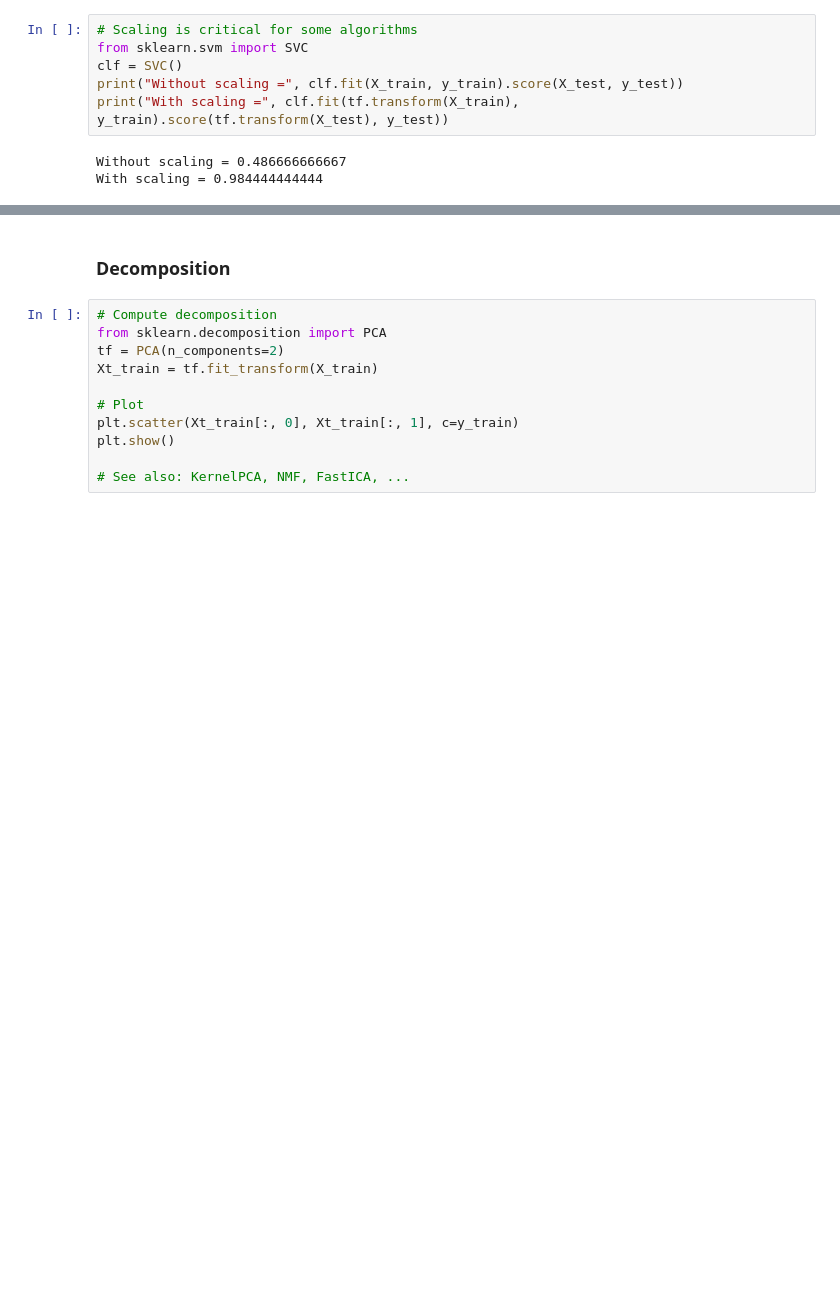
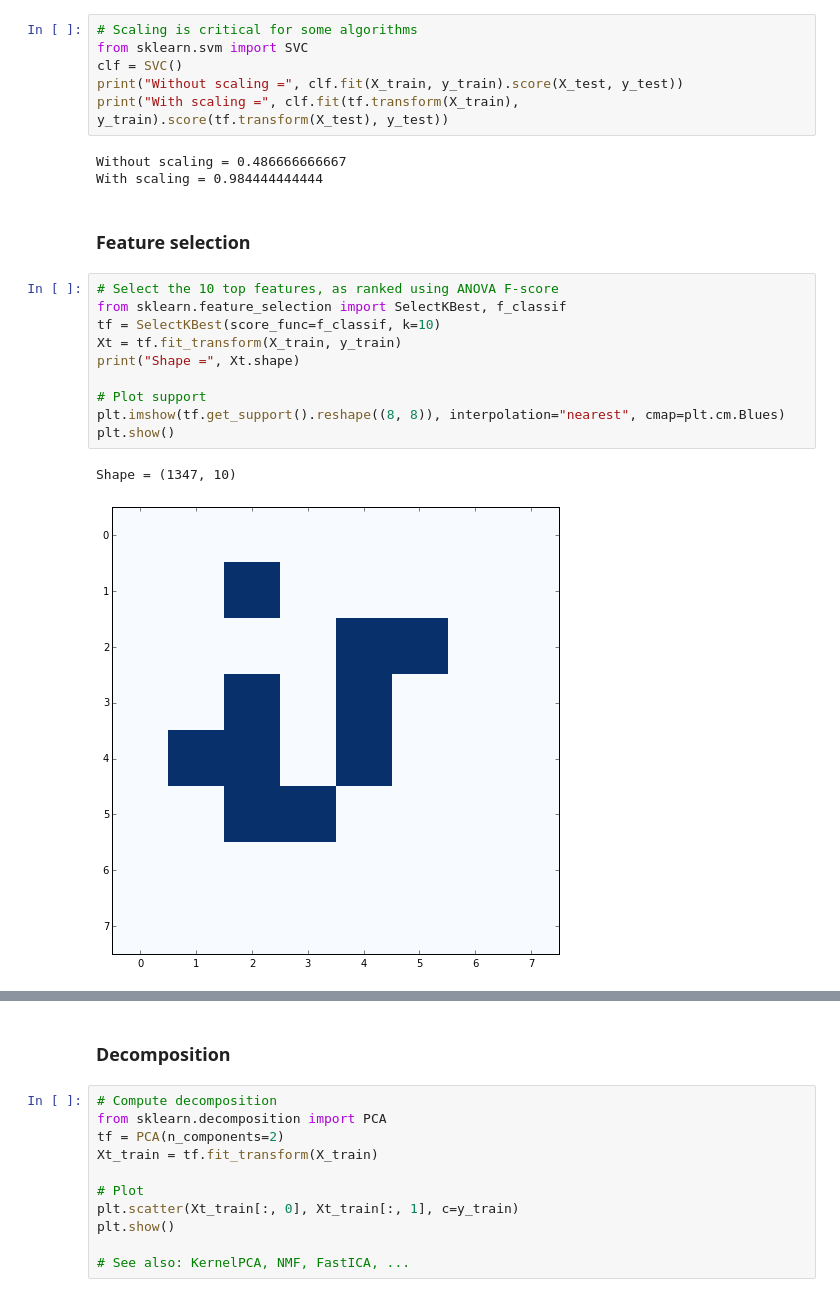
Before and after one commit to glouppe/tutorials-scikit-learn, a Jupyter notebook: An introduction to Machine Learning with Scikit-Learn.ipynb, the cells around one changed output, grey strips where cells are left out. Saved outputs shown, nothing was run; the diff lists cells and outputs as text; blank space fills up the shorter version.

```diff
--- a/An introduction to Machine Learning with Scikit-Learn.ipynb
+++ b/An introduction to Machine Learning with Scikit-Learn.ipynb
@@ -574,3 +575,18 @@ print("With scaling =", clf.fit(tf.transform(X_train), y_train).score(tf.transfo
 # %% [output]
 Without scaling = 0.486666666667
 With scaling = 0.984444444444
+# %% [markdown]
+### Feature selection
+# %%
+# Select the 10 top features, as ranked using ANOVA F-score
+from sklearn.feature_selection import SelectKBest, f_classif
+tf = SelectKBest(score_func=f_classif, k=10)
+Xt = tf.fit_transform(X_train, y_train)
+print("Shape =", Xt.shape)
+
+# Plot support
+plt.imshow(tf.get_support().reshape((8, 8)), interpolation="nearest", cmap=plt.cm.Blues)
+plt.show()
+# %% [output]
+Shape = (1347, 10)
+[figure, added]
```
Also changed, not shown: parts of 30 cells of this notebook.
